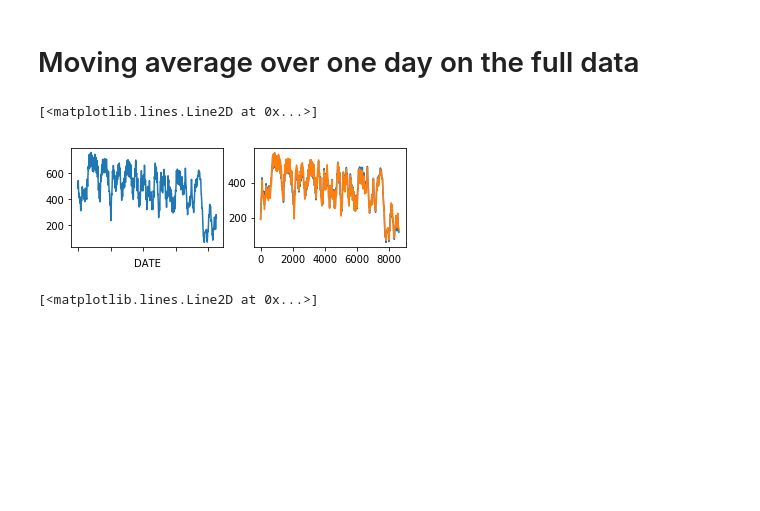
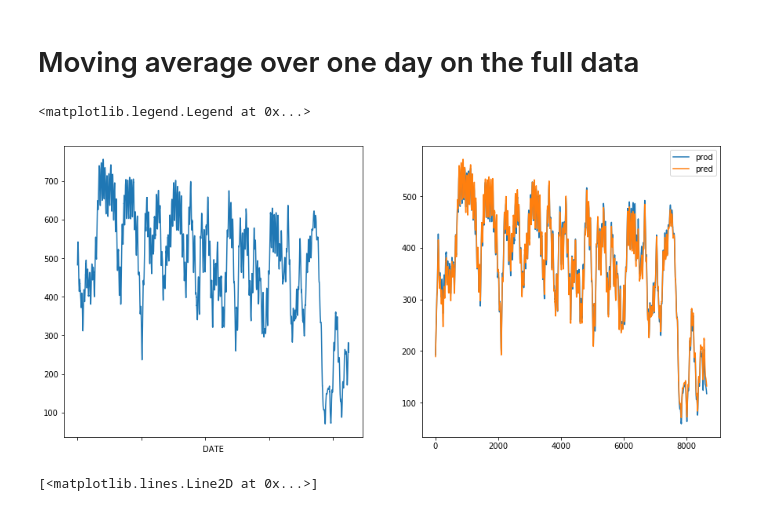
Before and after one commit to therondcharles/RAPPORTFILROUGE, a Jupyter notebook: Exploration/Filrouge1.ipynb, the cells around one changed output. Saved outputs shown, nothing was run; the diff lists cells and outputs as text; code cells hidden in the pictures; blank space fills up the shorter version.

```diff
--- a/Exploration/Filrouge1.ipynb
+++ b/Exploration/Filrouge1.ipynb
@@ -109,28 +116,30 @@ window_size = 24*6
 window = np.ones(window_size)/float(window_size)
 sol_avg = irrpd.rolling(window , win_type='triang').sum()
 # %%
+plt.figure(figsize=(15,15))
 h = b.loc[:,'PVT03.INV02']
 plt.subplot(221)
 sol_avg[6*24:].plot()
 
 plt.subplot(222)
 pr = pd.to_numeric(h.loc[:,'Prod'])
 pr = h.loc[:,'Prod']
 window_size = 24*6
 window = np.ones(window_size)/float(window_size)
 prod = np.convolve(pr.values, window, 'same')
-plt.plot(prod)
+plt.plot(prod,label='prod')
 
 
 
 prev = pd.to_numeric(h.loc[:,'Pred_self'])
 window_size = 24*6
 window = np.ones(window_size)/float(window_size)
 pred = np.convolve(prev.values, window, 'same')
-plt.plot(pred)
+plt.plot(pred,label='pred')
+plt.legend()
 # %% [output]
-[<matplotlib.lines.Line2D at 0x...>]
+<matplotlib.legend.Legend at 0x...>
-[figure, old version]
+[figure, new version]
 # %%
 plt.figure(figsize=(18,18))
 plt.subplot(221)
```
Also changed, not shown: parts of 4 cells of this notebook.
